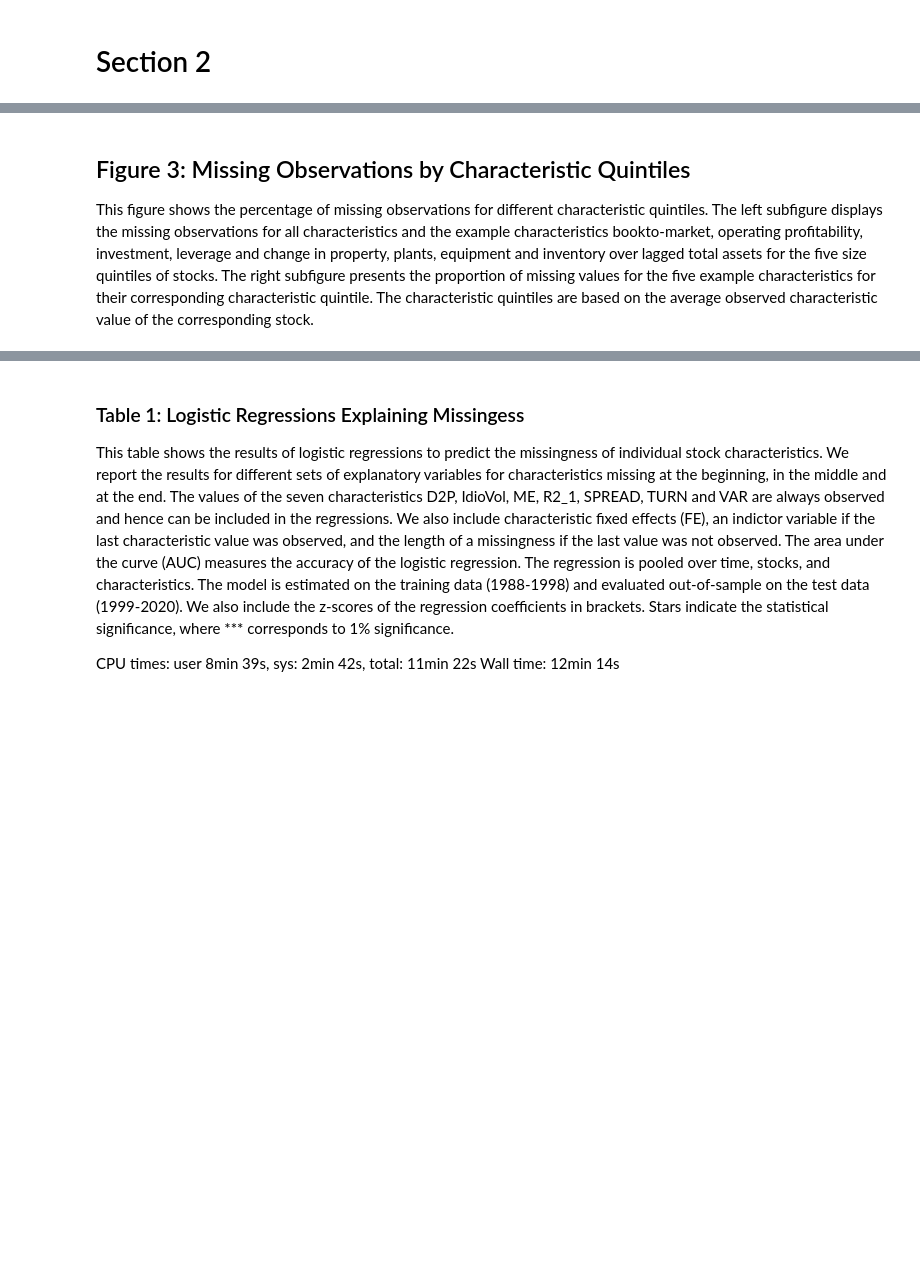
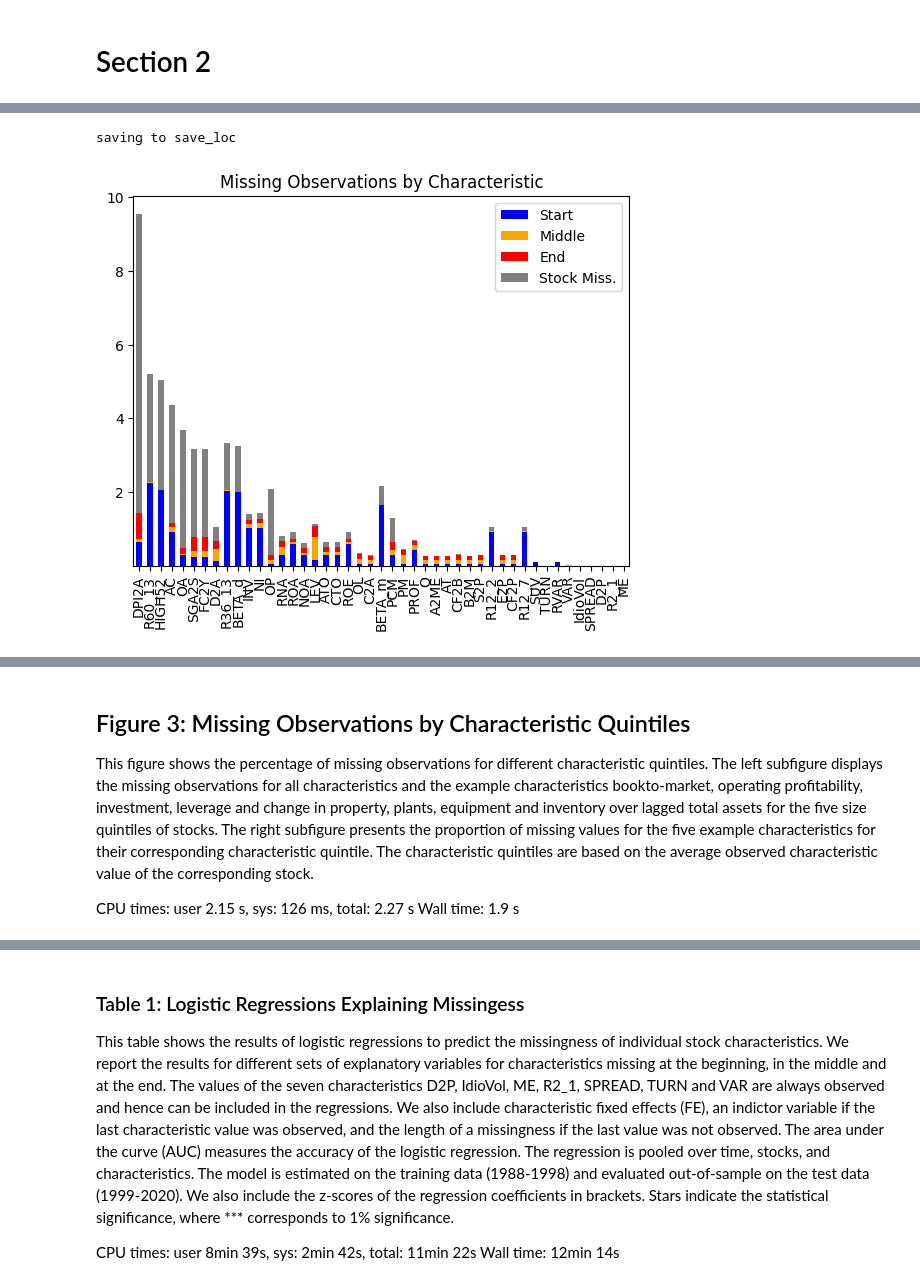
Before and after one commit to sven-lerner/missing_data_pub, a Jupyter notebook: src/run_section_2_plots.ipynb, the cells around one changed output, grey strips where cells are left out. Cells and saved outputs as stored; diff of their text form; code cells hidden in the pictures; blank space fills up the shorter version.

```diff
--- a/src/run_section_2_plots.ipynb
+++ b/src/run_section_2_plots.ipynb
@@ -32,7 +57,10 @@ plot.run()
 # %%
 %%time
 
 plot = section_2.MissingObservationByCharacteristic()
 plot.setup(percentile_rank_chars, regular_chars, return_panel, dates, permnos, chars, char_groupings, monthly_updates,
-          ignore_fully_missing=True, first_mean_permno=False)
+          ignore_fully_missing=True, first_mean_permno=True)
 plot.run()
+# %% [output]
+saving to save_loc
+[figure, added]
@@ -43,6 +73,9 @@ subfigure displays the missing observations for all characteristics and the exam
 inventory over lagged total assets for the five size quintiles of stocks. The right subfigure presents the
 proportion of missing values for the five example characteristics for their corresponding characteristic
 quintile. The characteristic quintiles are based on the average observed characteristic value of the corresponding stock.
+
+CPU times: user 2.15 s, sys: 126 ms, total: 2.27 s
+Wall time: 1.9 s
 # %%
 %%time
 
```
Also changed, not shown: parts of 11 cells of this notebook, 2 other files.
